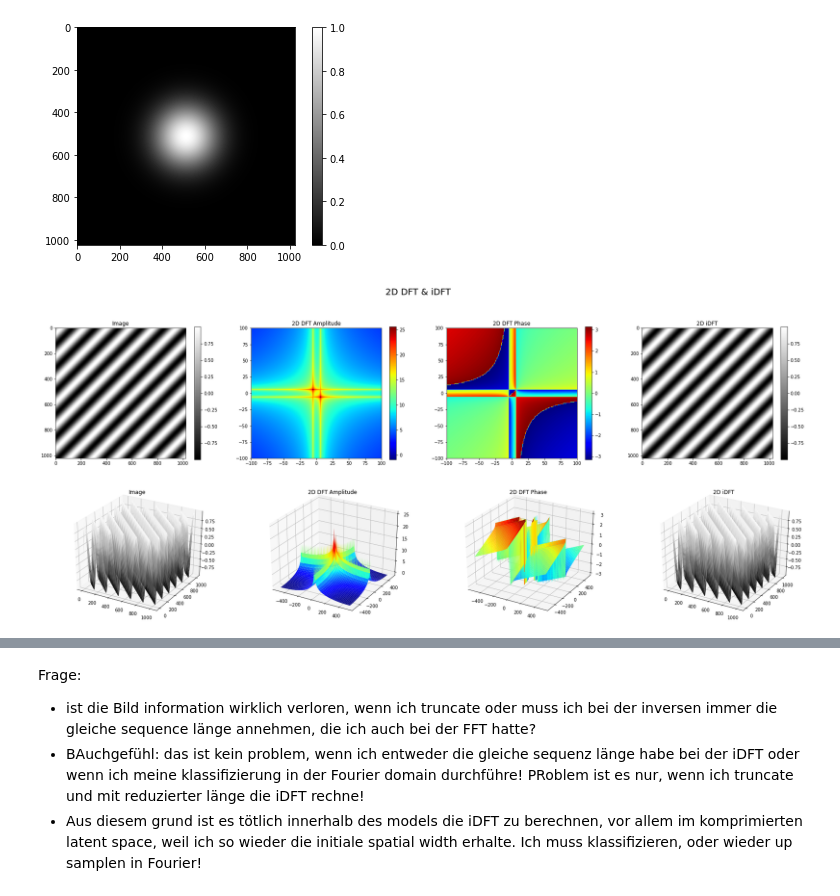
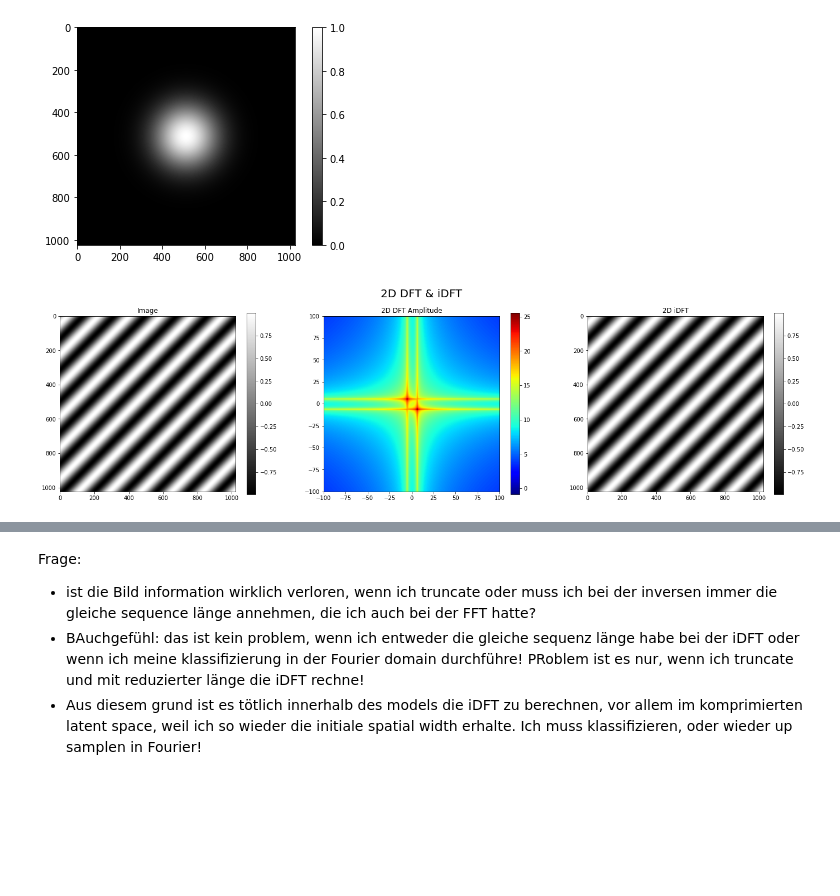
Before and after one commit to sascha-kirch/ML_Notebooks, a Jupyter notebook: 2D_FFTs.ipynb, the cells around one changed output, grey strips where cells are left out. Cells and saved outputs as stored; diff of their text form; code cells hidden in the pictures; blank space fills up the shorter version.

Commit message:
plotting phase optionally

```diff
--- a/2D_FFTs.ipynb
+++ b/2D_FFTs.ipynb
@@ -155,9 +161,9 @@ def PlotFFT(image, plot3D = True, realFFT = False, xlim = None, ylim=None):
 
   plt.show()
 # %%
-PlotFFT(DiagonalSine(shape=(1024,1024), wavelength=128),plot3D = True,realFFT = False, xlim=[-100,100], ylim=[-100,100])
+PlotFFT(DiagonalSine(shape=(1024,1024), wavelength=128),plot3D = False,realFFT = False, plotPhase = False, xlim=[-100,100], ylim=[-100,100])
 # %% [output]
-[figure, old version]
+[figure, new version]
 # %%
 !wget https://raw.githubusercontent.com/sascha-kirch/sascha-kirch.github.io/main/docs/assets/images/emojos.png
 # %% [output]
```
Also changed, not shown: parts of 4 cells of this notebook.
